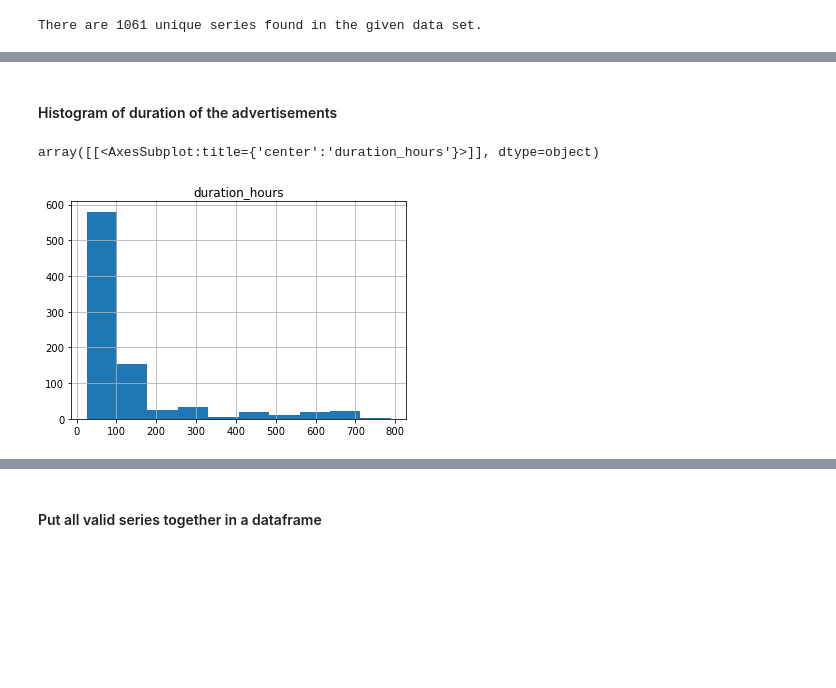
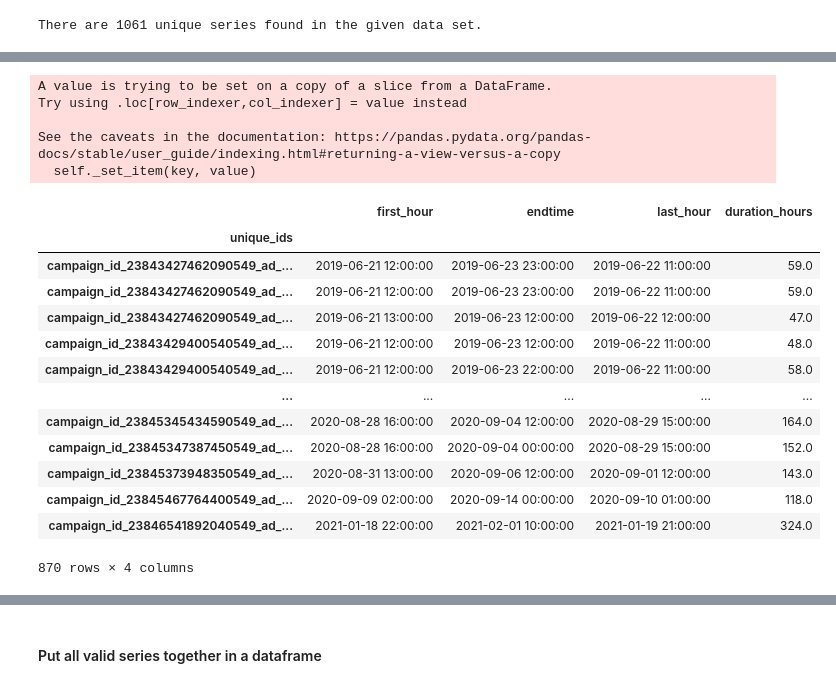
Before and after one commit to rashikcs/Case-Study-Campaign-Optimization, a Jupyter notebook: Data Processing.ipynb, the cells around one changed output, grey strips where cells are left out. Saved outputs shown, nothing was run; the diff lists cells and outputs as text; code cells hidden in the pictures; blank space fills up the shorter version.

```diff
--- a/Data Processing.ipynb
+++ b/Data Processing.ipynb
@@ -111,7 +141,0 @@ unique_campaign_advertisement_info
-# %%
-n = 1
-unique_campaign_advertisement_info['duration_hours']=(unique_campaign_advertisement_info['endtime']-unique_campaign_advertisement_info['first_hour']).astype('timedelta64[h]')
-unique_campaign_advertisement_info = unique_campaign_advertisement_info[unique_campaign_advertisement_info.duration_hours>=(n+24)]
-#unique_campaign_advertisement_info.loc[:,'test_set'] = unique_campaign_advertisement_info['last_hour']+ pd.to_timedelta(n, unit='h')
-print(unique_campaign_advertisement_info.shape)
-unique_campaign_advertisement_info
@@ -134,7 +142,35 @@ unique_campaign_advertisement_info
-# %% [markdown]
-#### Histogram of duration of the advertisements
-# %%
-unique_campaign_advertisement_info[['duration_hours']].hist()
-# %% [output]
-array([[<AxesSubplot:title={'center':'duration_hours'}>]], dtype=object)
-[figure, removed]
+# %%
+def get_ads_lasting_n_hours(df:pd.core.frame.DataFrame,
+                            start_time:str,
+                            end_time:str,
+                            n:int=25)->pd.core.frame.DataFrame:
+
+    try:
+        df['duration_hours']=(df[end_time]-df[start_time]).astype('timedelta64[h]')
+        df[df['duration_hours']>=n]
+        return df[df['duration_hours']>=n]
+    except Exception as error:
+        raise Exception('Caught this error: ' + repr(error))
+# %%
+unique_campaign_advertisement_info = get_ads_lasting_n_hours(unique_campaign_advertisement_info, 'first_hour', 'endtime', 25)
+unique_campaign_advertisement_info
+# %% [output]
+A value is trying to be set on a copy of a slice from a DataFrame.
+Try using .loc[row_indexer,col_indexer] = value instead
+
+See the caveats in the documentation: https://pandas.pydata.org/pandas-docs/stable/user_guide/indexing.html#returning-a-view-versus-a-copy
+  self._set_item(key, value)
+|  | first_hour | endtime | last_hour | duration_hours |
+| unique_ids |  |  |  |  |
+| campaign_id_23843427462090549_ad_... | 2019-06-21 12:00:00 | 2019-06-23 23:00:00 | 2019-06-22 11:00:00 | 59.0 |
+| campaign_id_23843427462090549_ad_... | 2019-06-21 12:00:00 | 2019-06-23 23:00:00 | 2019-06-22 11:00:00 | 59.0 |
+| campaign_id_23843427462090549_ad_... | 2019-06-21 13:00:00 | 2019-06-23 12:00:00 | 2019-06-22 12:00:00 | 47.0 |
+| campaign_id_23843429400540549_ad_... | 2019-06-21 12:00:00 | 2019-06-23 12:00:00 | 2019-06-22 11:00:00 | 48.0 |
+| campaign_id_23843429400540549_ad_... | 2019-06-21 12:00:00 | 2019-06-23 22:00:00 | 2019-06-22 11:00:00 | 58.0 |
+| ... | ... | ... | ... | ... |
+| campaign_id_23845345434590549_ad_... | 2020-08-28 16:00:00 | 2020-09-04 12:00:00 | 2020-08-29 15:00:00 | 164.0 |
+| campaign_id_23845347387450549_ad_... | 2020-08-28 16:00:00 | 2020-09-04 00:00:00 | 2020-08-29 15:00:00 | 152.0 |
+| campaign_id_23845373948350549_ad_... | 2020-08-31 13:00:00 | 2020-09-06 12:00:00 | 2020-09-01 12:00:00 | 143.0 |
+| campaign_id_23845467764400549_ad_... | 2020-09-09 02:00:00 | 2020-09-14 00:00:00 | 2020-09-10 01:00:00 | 118.0 |
+| campaign_id_23846541892040549_ad_... | 2021-01-18 22:00:00 | 2021-02-01 10:00:00 | 2021-01-19 21:00:00 | 324.0 |
+870 rows × 4 columns
```
Also changed, not shown: parts of 108 cells of this notebook, 3 other files.
